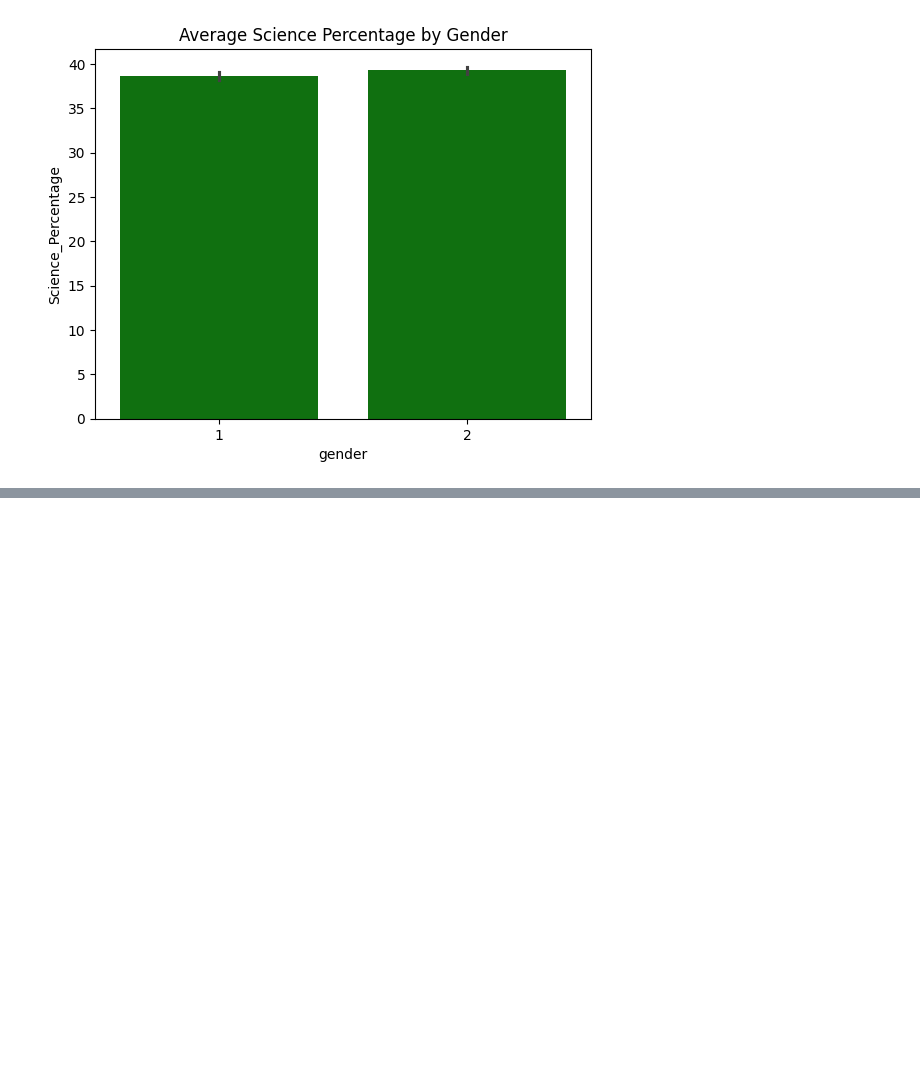
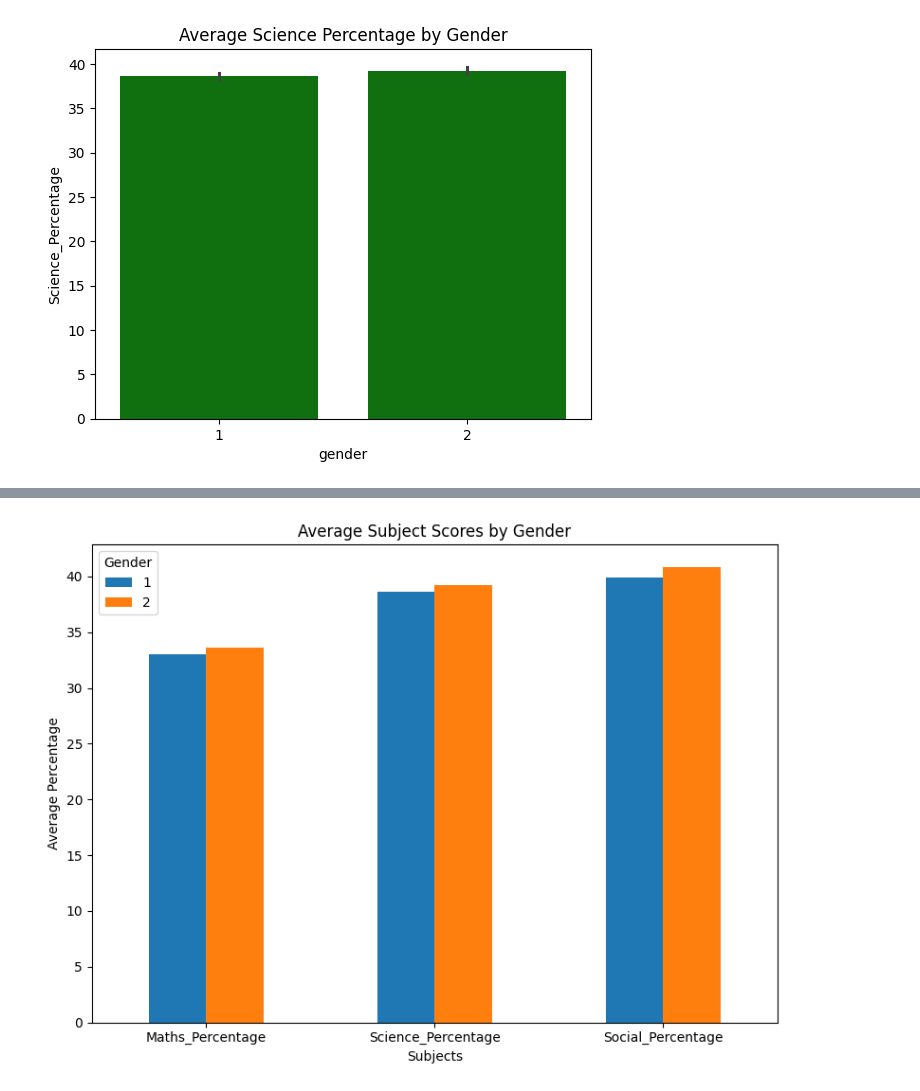
Before and after one commit to ChandanHegde07/Kruman-Projects, a Jupyter notebook: Phase1Student.ipynb, the cells around one changed output, grey strips where cells are left out. Cells and saved outputs as stored; diff of their text form; code cells hidden in the pictures; blank space fills up the shorter version.

```diff
--- a/Phase1Student.ipynb
+++ b/Phase1Student.ipynb
@@ -276,0 +309,14 @@ plt.show()
+# %%
+avg_scores = df1.groupby('gender')[['Maths_Percentage', 'Science_Percentage', 'Social_Percentage']].mean()
+
+avg_scores.T.plot(kind='bar', figsize=(8, 6))
+
+plt.title('Average Subject Scores by Gender')
+plt.ylabel('Average Percentage')
+plt.xlabel('Subjects')
+plt.xticks(rotation=0)
+plt.legend(title='Gender')
+plt.tight_layout()
+plt.show()
+# %% [output]
+[figure, added]
```
Also changed, not shown: parts of 23 cells of this notebook.
